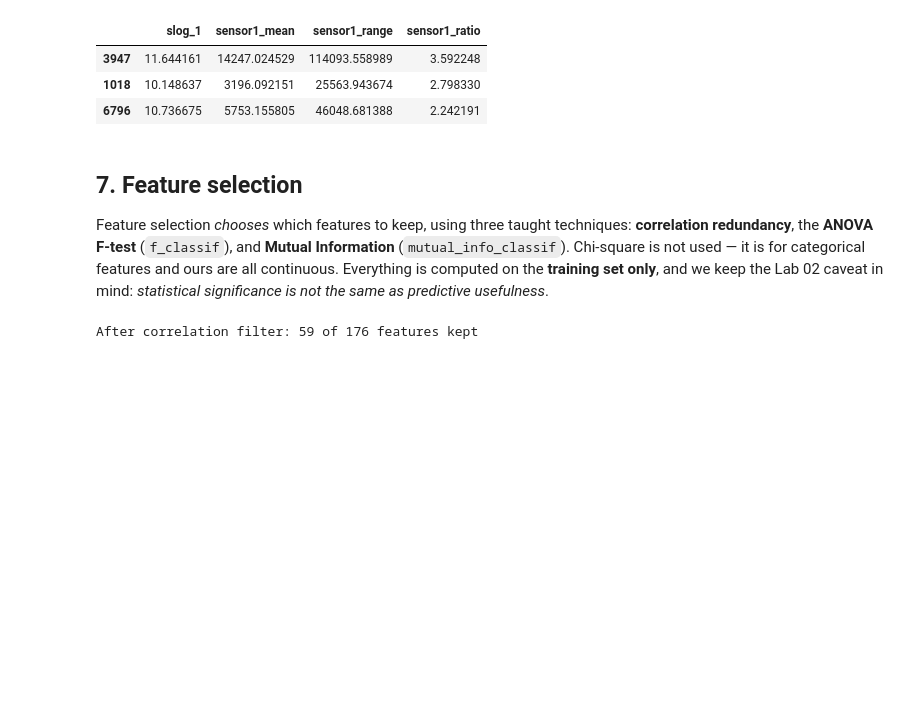
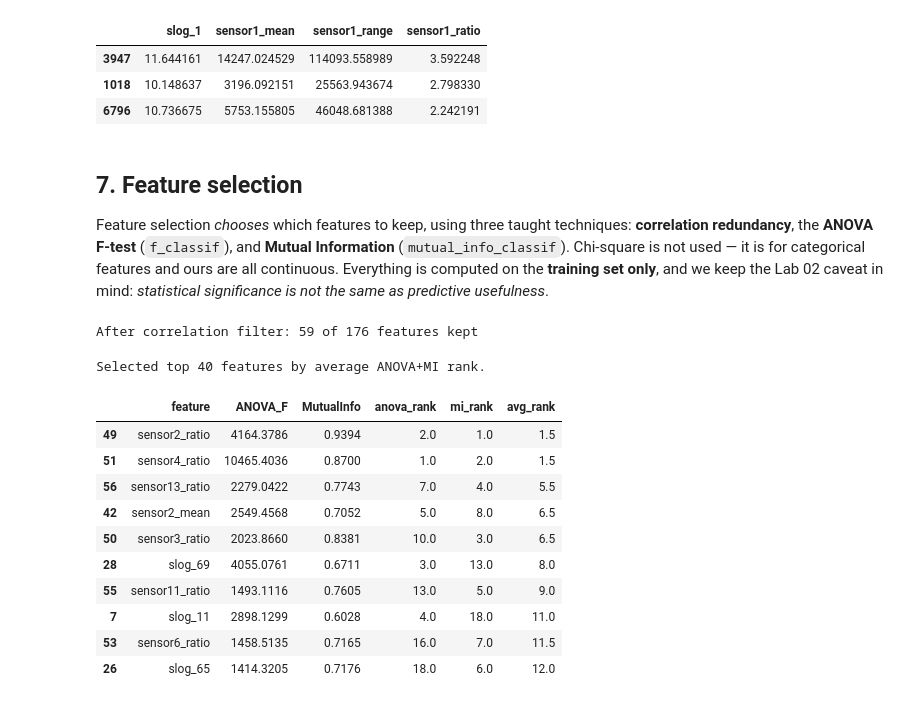
Before and after one commit to IT21361036/FML-Assignment, a Jupyter notebook: FML_Assignment.ipynb, the cells around one changed output. Cells and saved outputs as stored; diff of their text form; code cells hidden in the pictures; blank space fills up the shorter version.

Commit message:
Add feature selection using ANOVA F-test and Mutual Information to identify top features

```diff
--- a/FML_Assignment.ipynb
+++ b/FML_Assignment.ipynb
@@ -251,3 +251,35 @@ kept_cols = Xtr_eng_s.columns[keep_idx]
 print(f"After correlation filter: {len(kept_cols)} of {Xtr_eng_s.shape[1]} features kept")
 # %% [output]
 After correlation filter: 59 of 176 features kept
+# %%
+# 7b. ANOVA F-test and 7c. Mutual Information on the correlation-filtered features
+Xtr_k = Xtr_eng_s[kept_cols].values
+f_scores, _ = f_classif(Xtr_k, y_train)
+# MI on a stratified subsample for speed (ranking is stable); documented choice
+sub = np.random.RandomState(RANDOM_STATE).permutation(len(y_train))[:4000]
+mi_scores = mutual_info_classif(Xtr_k[sub], y_train[sub], random_state=RANDOM_STATE)
+
+rank = pd.DataFrame({"feature": kept_cols,
+                     "ANOVA_F": f_scores,
+                     "MutualInfo": mi_scores})
+rank["anova_rank"] = rank["ANOVA_F"].rank(ascending=False)
+rank["mi_rank"]    = rank["MutualInfo"].rank(ascending=False)
+rank["avg_rank"]   = rank[["anova_rank", "mi_rank"]].mean(axis=1)
+rank = rank.sort_values("avg_rank")
+TOP_K = 40
+selected_cols = rank.head(TOP_K)["feature"].tolist()
+print(f"Selected top {TOP_K} features by average ANOVA+MI rank.\n")
+display(rank.head(10).round(4))
+# %% [output]
+Selected top 40 features by average ANOVA+MI rank.
+|  | feature | ANOVA_F | MutualInfo | anova_rank | mi_rank | avg_rank |
+| 49 | sensor2_ratio | 4164.3786 | 0.9394 | 2.0 | 1.0 | 1.5 |
+| 51 | sensor4_ratio | 10465.4036 | 0.8700 | 1.0 | 2.0 | 1.5 |
+| 56 | sensor13_ratio | 2279.0422 | 0.7743 | 7.0 | 4.0 | 5.5 |
+| 42 | sensor2_mean | 2549.4568 | 0.7052 | 5.0 | 8.0 | 6.5 |
+| 50 | sensor3_ratio | 2023.8660 | 0.8381 | 10.0 | 3.0 | 6.5 |
+| 28 | slog_69 | 4055.0761 | 0.6711 | 3.0 | 13.0 | 8.0 |
+| 55 | sensor11_ratio | 1493.1116 | 0.7605 | 13.0 | 5.0 | 9.0 |
+| 7 | slog_11 | 2898.1299 | 0.6028 | 4.0 | 18.0 | 11.0 |
+| 53 | sensor6_ratio | 1458.5135 | 0.7165 | 16.0 | 7.0 | 11.5 |
+| 26 | slog_65 | 1414.3205 | 0.7176 | 18.0 | 6.0 | 12.0 |
```
